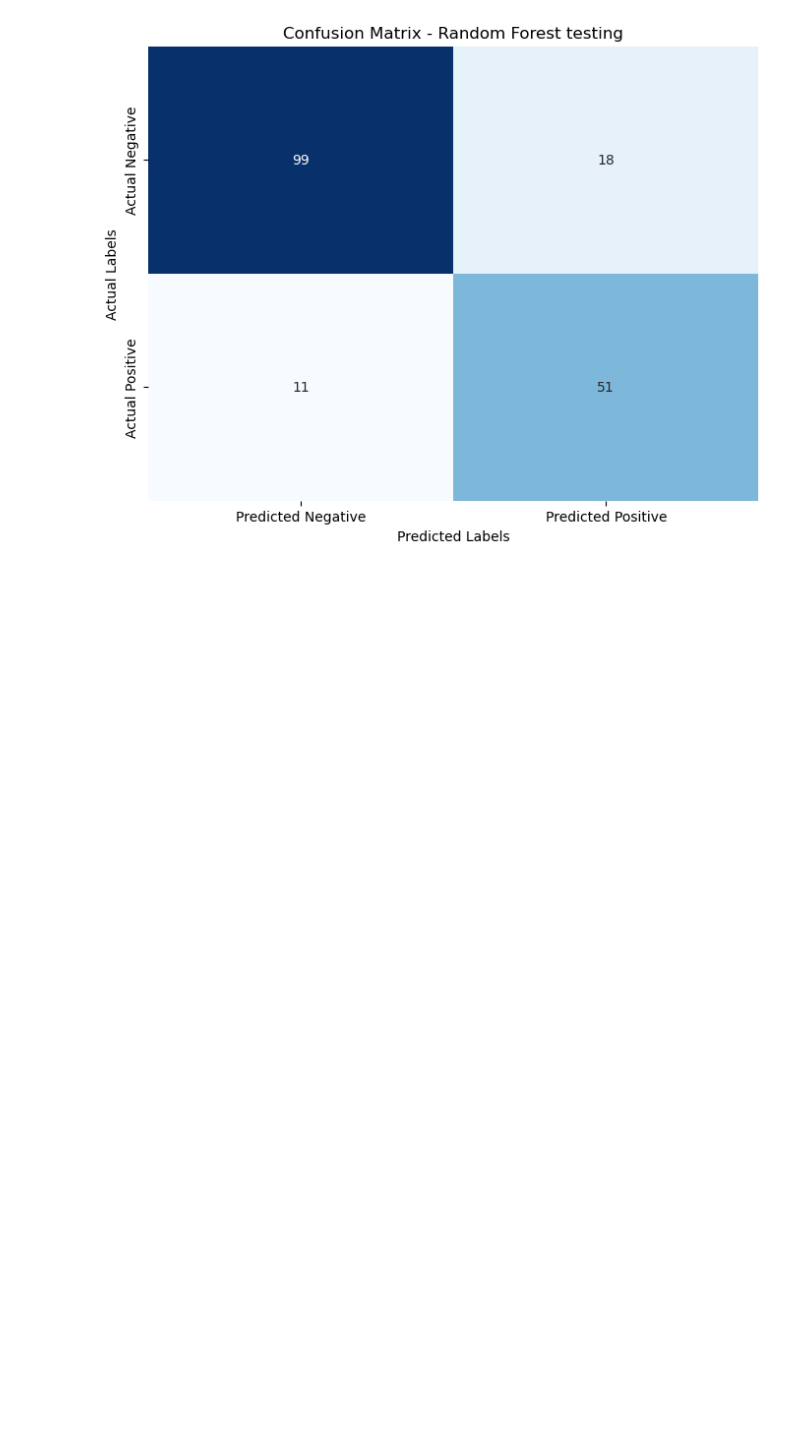
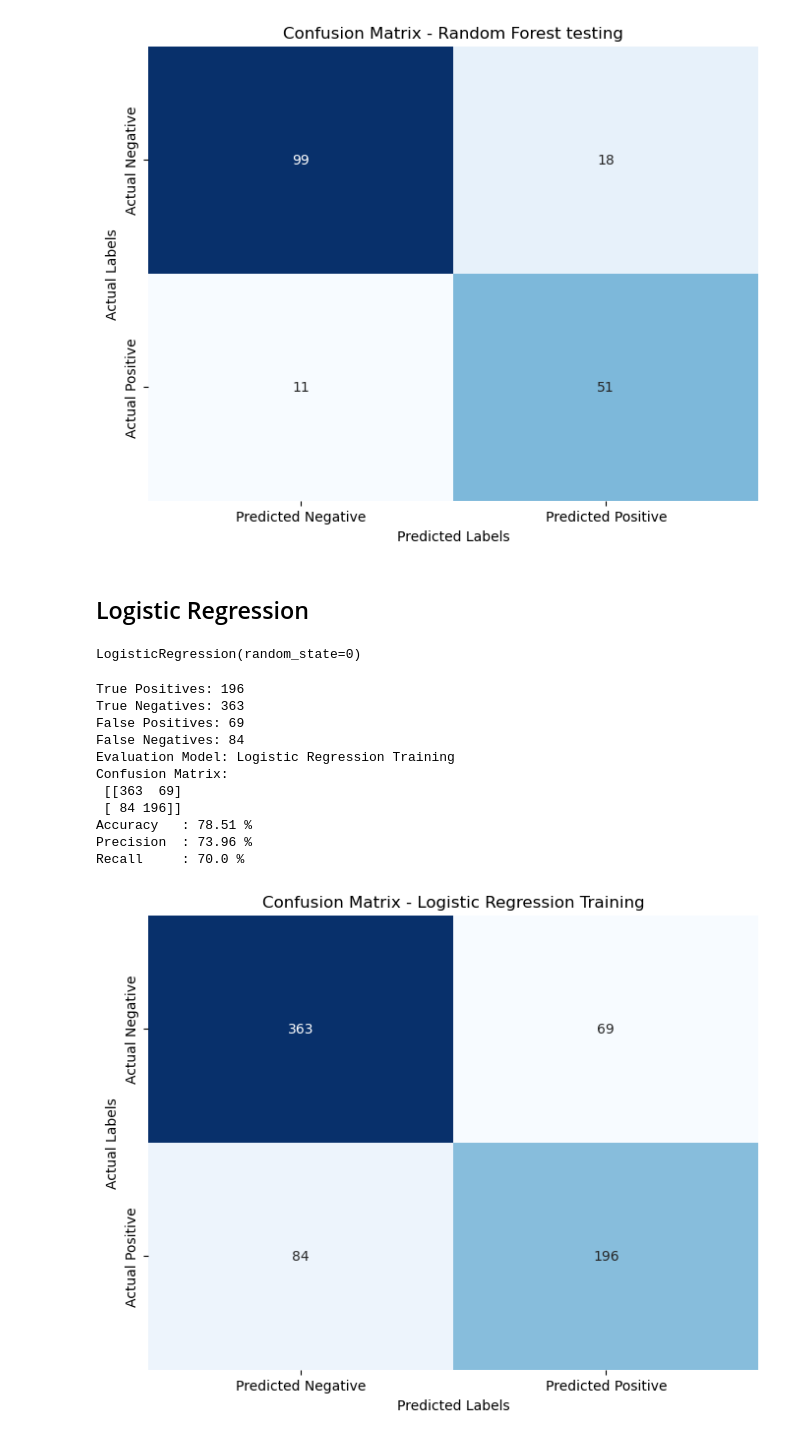
Before and after one commit to KhadafiZubaidiDev/my-projects, a Jupyter notebook: model-explanation/main.ipynb, the cells around one changed output. Cells and saved outputs as stored; diff of their text form; code cells hidden in the pictures; blank space fills up the shorter version.

Commit message:
Add Logistic Regression di Model Explanantion

```diff
--- a/model-explanation/main.ipynb
+++ b/model-explanation/main.ipynb
@@ -366,3 +366,30 @@ Accuracy   : 83.8 %
 Precision  : 73.91 %
 Recall     : 82.26 %
 [figure]
+# %% [markdown]
+## Logistic Regression
+# %%
+from sklearn.linear_model import LogisticRegression
+clf = LogisticRegression(random_state=0)
+# %%
+clf.fit(X_train, y_train)
+# %% [output]
+LogisticRegression(random_state=0)
+# %%
+y_train_pred = clf.predict(X_train)
+y_test_pred = clf.predict(X_test)
+# %%
+classification_eval(y_train, y_train_pred, 'Logistic Regression Training')
+# %% [output]
+True Positives: 196
+True Negatives: 363
+False Positives: 69
+False Negatives: 84
+Evaluation Model: Logistic Regression Training
+Confusion Matrix:
+ [[363  69]
+ [ 84 196]]
+Accuracy   : 78.51 %
+Precision  : 73.96 %
+Recall     : 70.0 %
+[figure, added]
```
Also changed, not shown: parts of 2 cells of this notebook.
